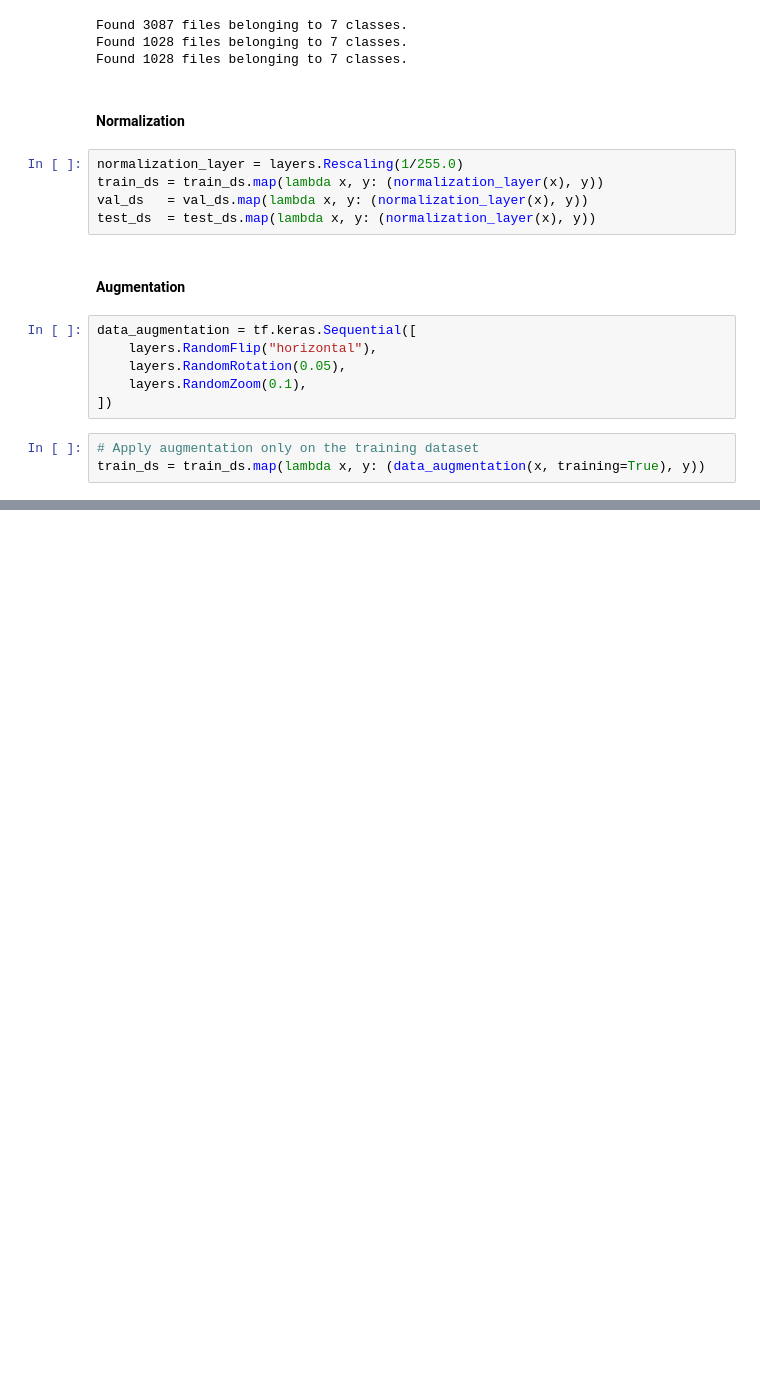
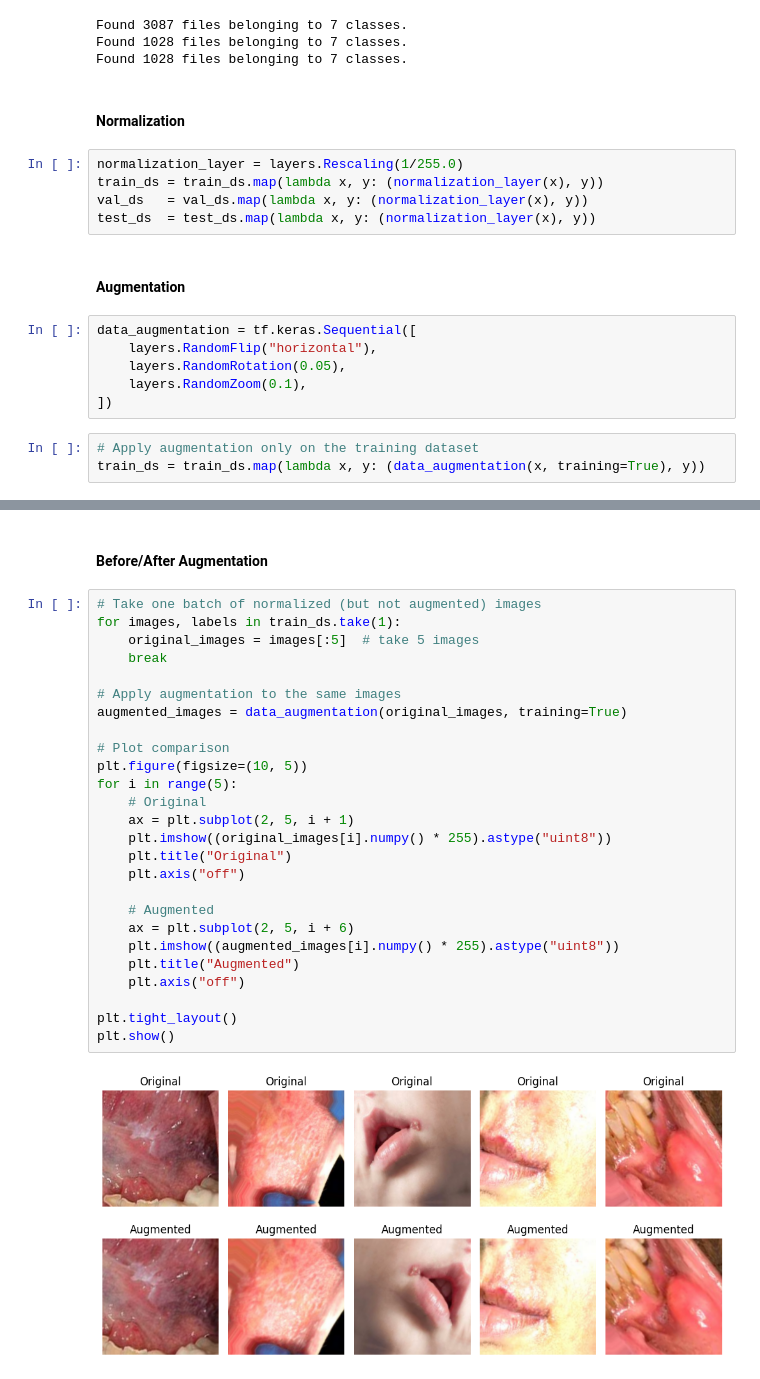
Before and after one commit to omarfathyz8/Teeth-Classification, a Jupyter notebook: TeethClassification.ipynb, the cells around one changed output, grey strips where cells are left out. Saved outputs shown, nothing was run; the diff lists cells and outputs as text; blank space fills up the shorter version.

```diff
--- a/TeethClassification.ipynb
+++ b/TeethClassification.ipynb
@@ -121,0 +154,30 @@ train_ds = train_ds.map(lambda x, y: (data_augmentation(x, training=True), y))
+# %% [markdown]
+#### Before/After Augmentation
+# %%
+# Take one batch of normalized (but not augmented) images
+for images, labels in train_ds.take(1):
+    original_images = images[:5]  # take 5 images
+    break
+
+# Apply augmentation to the same images
+augmented_images = data_augmentation(original_images, training=True)
+
+# Plot comparison
+plt.figure(figsize=(10, 5))
+for i in range(5):
+    # Original
+    ax = plt.subplot(2, 5, i + 1)
+    plt.imshow((original_images[i].numpy() * 255).astype("uint8"))
+    plt.title("Original")
+    plt.axis("off")
+
+    # Augmented
+    ax = plt.subplot(2, 5, i + 6)
+    plt.imshow((augmented_images[i].numpy() * 255).astype("uint8"))
+    plt.title("Augmented")
+    plt.axis("off")
+
+plt.tight_layout()
+plt.show()
+# %% [output]
+[figure, added]
```
Also changed, not shown: parts of 3 cells of this notebook.
